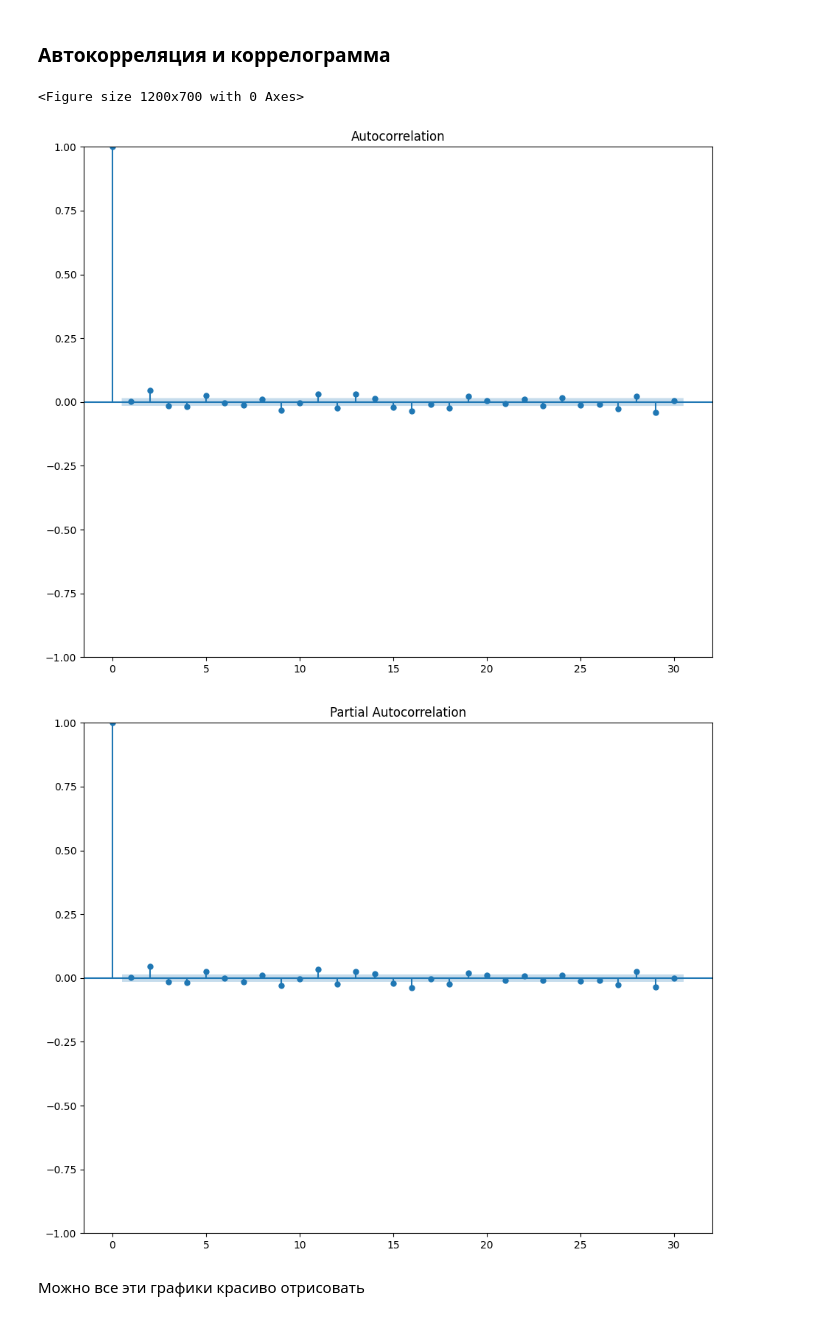
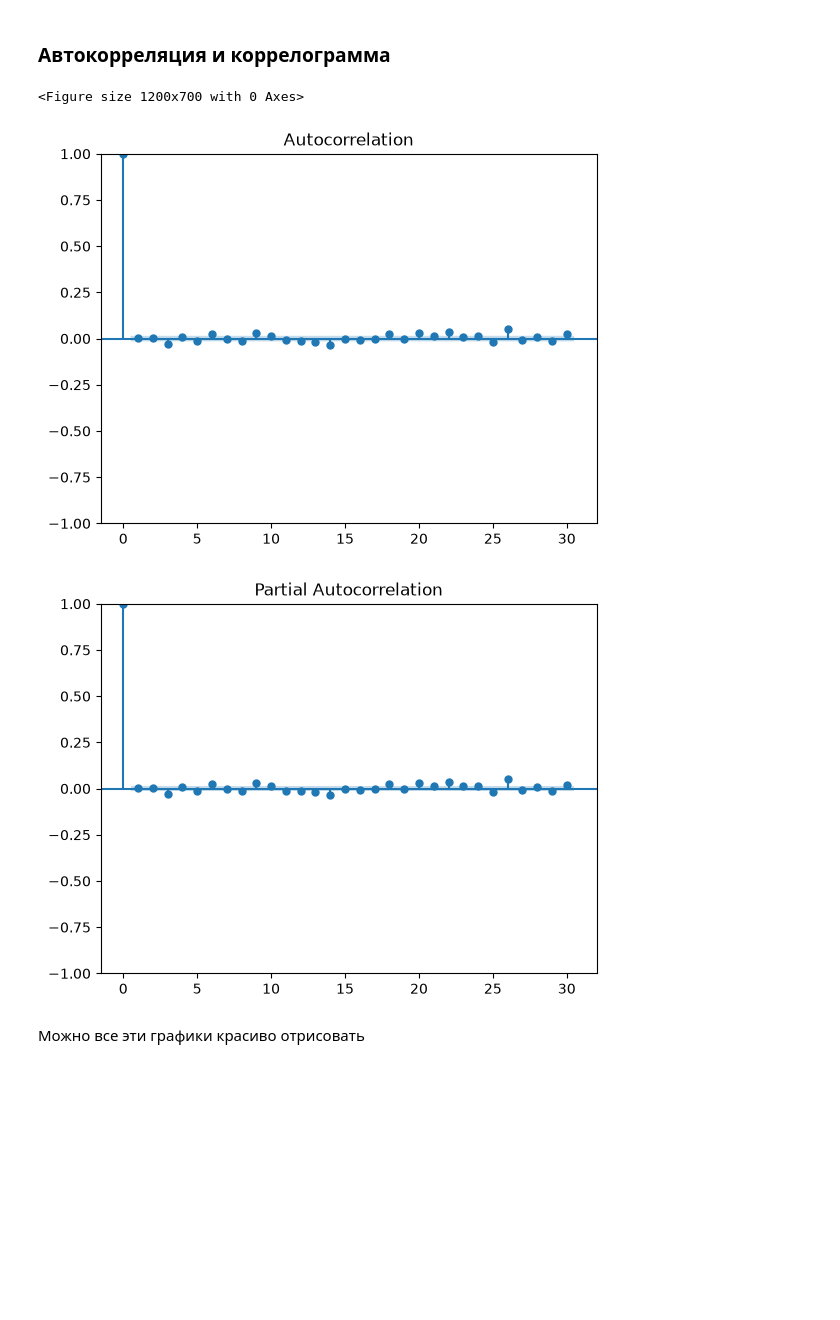
Before and after one commit to Dream-Prodigy/My-project, a Jupyter notebook: practice_3/practice3.ipynb, the cells around one changed output. Drawn from its saved outputs; the diff is of its cells as text; code cells hidden in the pictures; blank space fills up the shorter version.

Commit message:
Update practice3.ipynb
Тут вообще возникла путаница между моими датасетами и датасетами из методички. Исправил всё, сейчас должно быть нормально

```diff
--- a/practice_3/practice3.ipynb
+++ b/practice_3/practice3.ipynb
@@ -69,0 +26,16 @@ tsdf_c.set_index('Timestamp').sort_index()
+# %%
+# 1. Загрузка сельскохозяйственного датасета (почасовой)
+agri_path = os.path.join('data', 'agriculture_dataset_with_target.csv')
+tsdf_c = pd.read_csv(agri_path)
+tsdf_c['Timestamp'] = pd.to_datetime(tsdf_c['Timestamp'])
+tsdf_c = tsdf_c.set_index('Timestamp').sort_index()
+
+# 2. Загрузка датасета качества воздуха (ежедневный)
+air_path = os.path.join('data', 'air_quality_dataset.csv')
+# Обратите внимание: колонка с датой называется 'Date', а не Timestamp!
+air_df = pd.read_csv(air_path)
+air_df['Date'] = pd.to_datetime(air_df['Date'])
+air_df = air_df.set_index('Date').sort_index()
+
+print("Сельское хозяйство (часы):", tsdf_c.index.min(), " - ", tsdf_c.index.max())
+print("Качество воздуха (дни):", air_df.index.min(), " - ", air_df.index.max())
@@ -129,16 +105,3 @@ https://www.statsmodels.org/stable/generated/statsmodels.tsa.seasonal.seasonal_d
 4) ***Остаточная вариация***, которая может быть двух видов:
 **аномальная вариация** — неестественно большое отклонение временного ряда, которое оказывает воздействие на единичное наблюдение;
 **случайная вариация** — малое отклонение, которое невозможно предвидеть. В долгосрочной перспективе случайные вариации могут с равной вероятностью как снизить, так и увеличить объем продаж.
-# %%
-# импортируем функцию seasonal_decompose из statsmodels
-# (то есть осуществляем декомпозицию сигнала/временного ряда)
-from statsmodels.tsa.seasonal import seasonal_decompose
-
-# задаем размер графика
-from pylab import rcParams
-rcParams['figure.figsize'] = 11, 9
-
-
-decompose = seasonal_decompose(tsdf_c["NDVI_Index"], period=100)
-decompose.plot()
-plt.show()
@@ -300,27 +305,25 @@ plt.show()
 # %%
 import statsmodels.tsa.api as smt
 # %%
-ts = tsdf_c["NDVI_Index"]
+ts = tsdf_c["Soil_Moisture"]
 
 
 fig = plt.figure(figsize=(12, 7))
 # рисуем автокорреляционную функцию
-#
-# изображение отрисовывается с запаздываниями по горизонтали и корреляциями по
-# вертикали
+# изображение отрисовывается с запаздываниями по горизонтали и корреляциями по вертикали
 ac_plot = smt.graphics.plot_acf(ts, lags=30, alpha=0.5)
 
 # есть также функция отрисовки частичной автокорреляции
 pac_plot = smt.graphics.plot_pacf(ts, lags=30, alpha=0.5)
 
 # Частичная автокорреляция (Partial Autocorrelation) — это краткая
 # характеристика взаимосвязи между наблюдением во временном ряду и наблюдениями
 # на предыдущем отрезке времени, когда влияние малой задержки устранено.
 # Автокорреляция состоит как из прямой, так и из косвенной корреляции.
 # %% [output]
 <Figure size 1200x700 with 0 Axes>
-[figure, old version]
+[figure, new version]
-[figure, old version]
+[figure, new version]
 # %% [markdown]
 Можно все эти графики красиво отрисовать
 # %%
```
Also changed, not shown: parts of 20 cells of this notebook.
